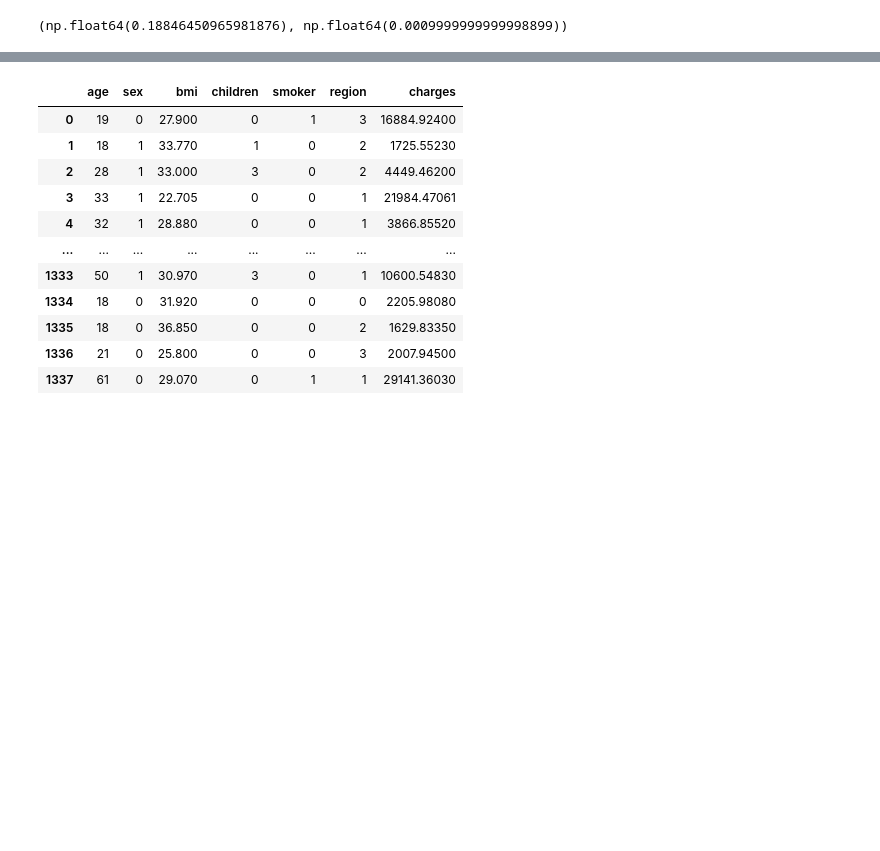
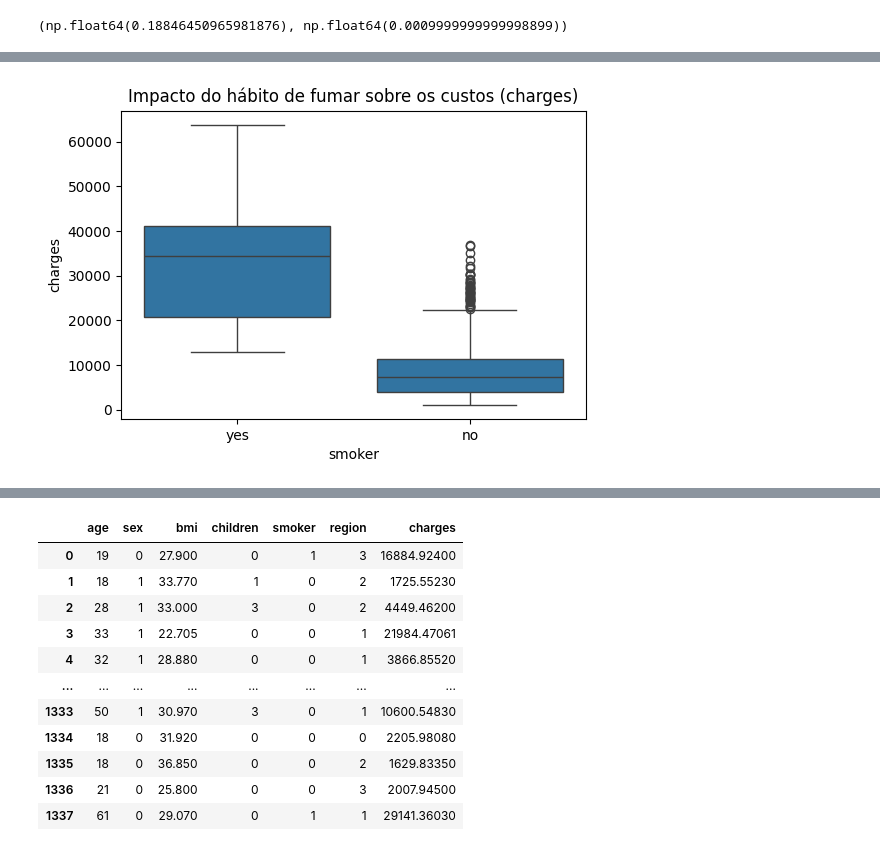
Before and after one commit to Rd-Brito13/Previsao-de-custos-de-seguro-de-saude, a Jupyter notebook: notebook/Regressor.ipynb, the cells around one changed output, grey strips where cells are left out. Saved outputs shown, nothing was run; the diff lists cells and outputs as text; code cells hidden in the pictures; blank space fills up the shorter version.

```diff
--- a/notebook/Regressor.ipynb
+++ b/notebook/Regressor.ipynb
@@ -312,0 +394,8 @@ Aqui, foi feito a observação da correlação entre as features e o target, vis
+# %%
+# PLOTA UM BOXPLOT SOBRE A FEATURE SMOKER, VISANDO OBSERVAR OS OUTLIERS ENTRE SUAS DUAS CLASSES OLHANDO PARA OS VALORES DE CHARGES
+plt.figure(figsize=(6,4))
+sns.boxplot(data=dados_s_encoding, x='smoker', y='charges')
+plt.title('Impacto do hábito de fumar sobre os custos (charges)')
+plt.show()
+# %% [output]
+[figure, added]
```
Also changed, not shown: parts of 65 cells of this notebook.
